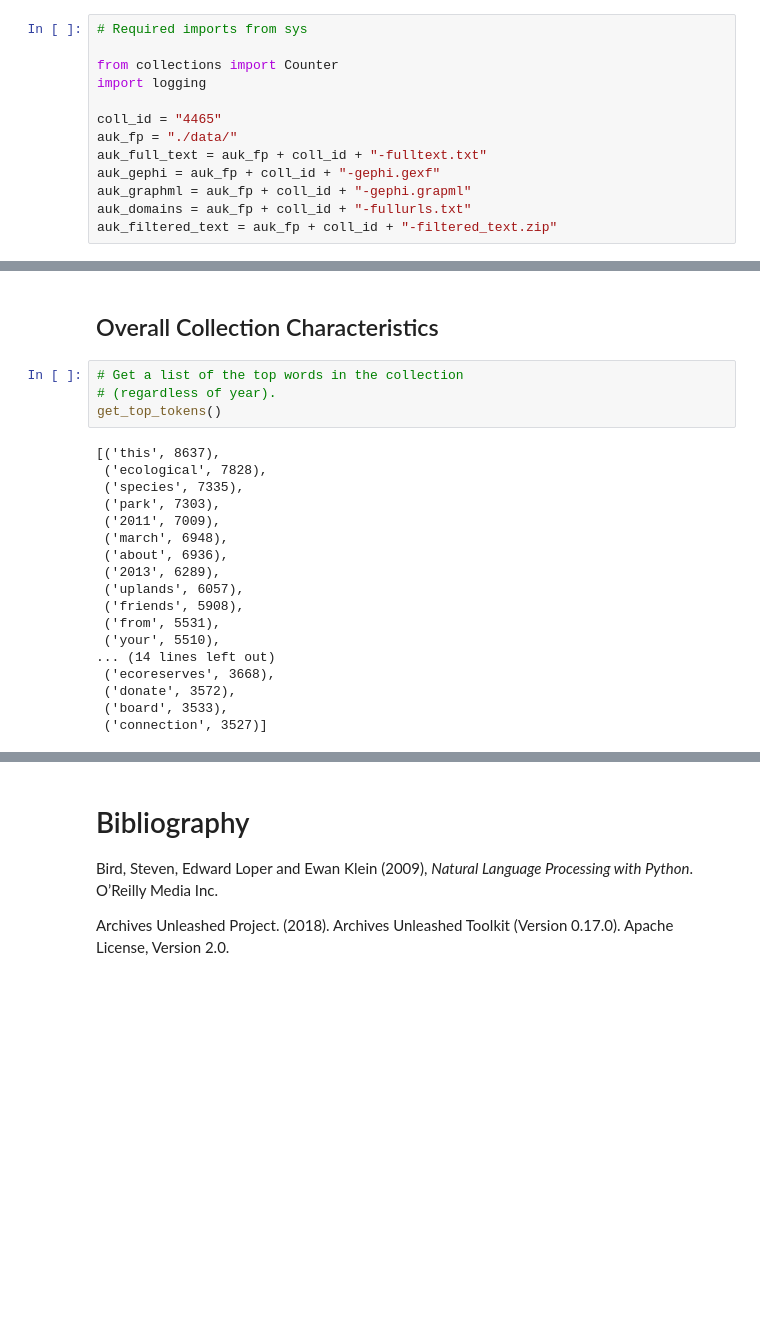
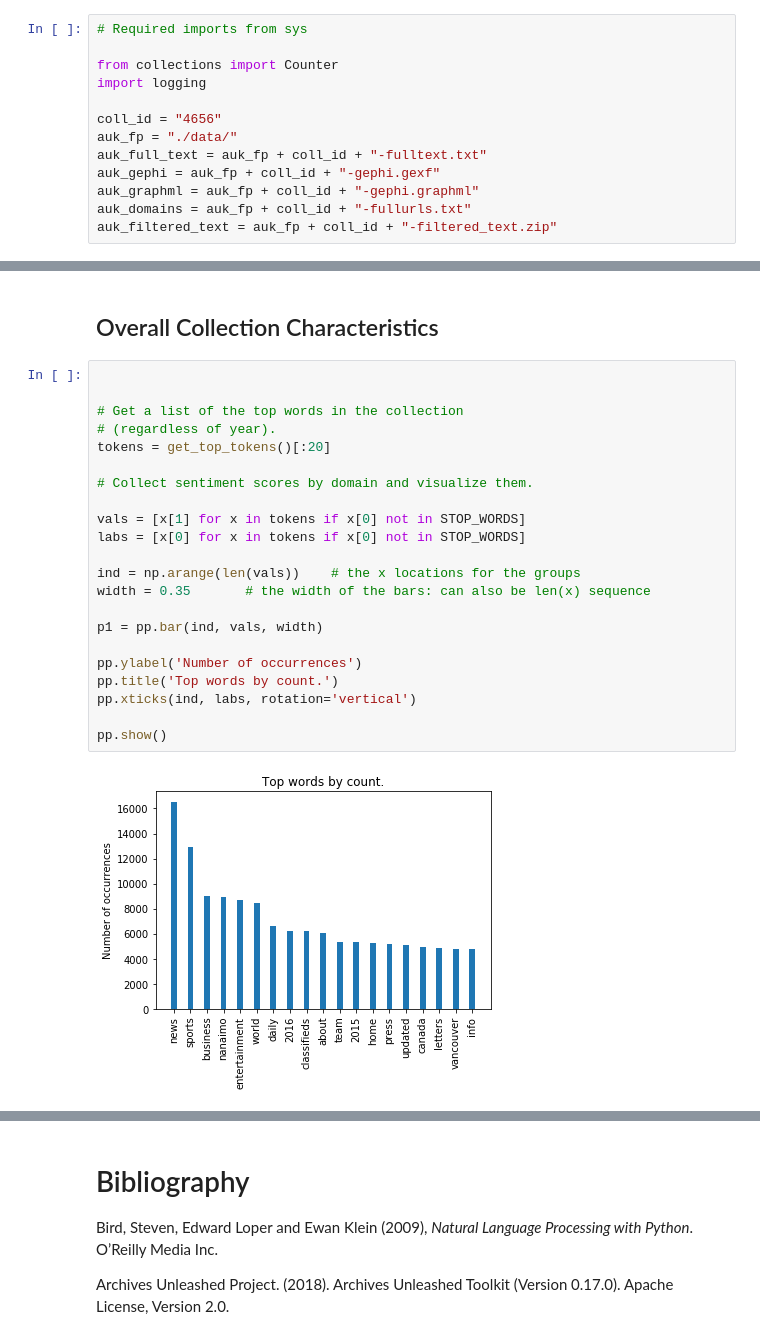
Before and after one commit to archivesunleashed/auk-notebooks, a Jupyter notebook: AUK_Full-Text-collection_id.ipynb, the cells around one changed output, grey strips where cells are left out. Saved outputs shown, nothing was run; the diff lists cells and outputs as text; blank space fills up the shorter version.

```diff
--- a/AUK_Full-Text-collection_id.ipynb
+++ b/AUK_Full-Text-collection_id.ipynb
@@ -26,11 +26,11 @@ If you just want to see the results for your collection, use `Cell > Run All`.
 from collections import Counter
 import logging
 
-coll_id = "4465"
+coll_id = "4656"
 auk_fp = "./data/"
 auk_full_text = auk_fp + coll_id + "-fulltext.txt"
 auk_gephi = auk_fp + coll_id + "-gephi.gexf"
-auk_graphml = auk_fp + coll_id + "-gephi.grapml"
+auk_graphml = auk_fp + coll_id + "-gephi.graphml"
 auk_domains = auk_fp + coll_id + "-fullurls.txt"
 auk_filtered_text = auk_fp + coll_id + "-filtered_text.zip"
 # %%
@@ -390,27 +406,29 @@ HTTP/1.1 200 OK Date: Fri, 21 Mar 2014 18:46:07 GMT Server: Apache X-Powered-By:
 # %% [markdown]
 ## Overall Collection Characteristics
-# %%
-# Get a list of the top words in the collection
-# (regardless of year).
-get_top_tokens()
-# %% [output]
-[('this', 8637),
- ('ecological', 7828),
- ('species', 7335),
- ('park', 7303),
- ('2011', 7009),
- ('march', 6948),
- ('about', 6936),
- ('2013', 6289),
- ('uplands', 6057),
- ('friends', 5908),
- ('from', 5531),
- ('your', 5510),
-... (14 lines left out)
- ('ecoreserves', 3668),
- ('donate', 3572),
- ('board', 3533),
- ('connection', 3527)]
+# %%
+
+
+# Get a list of the top words in the collection
+# (regardless of year).
+tokens = get_top_tokens()[:20]
+
+# Collect sentiment scores by domain and visualize them.
+
+vals = [x[1] for x in tokens if x[0] not in STOP_WORDS]
+labs = [x[0] for x in tokens if x[0] not in STOP_WORDS]
+
+ind = np.arange(len(vals))    # the x locations for the groups
+width = 0.35       # the width of the bars: can also be len(x) sequence
+
+p1 = pp.bar(ind, vals, width)
+
+pp.ylabel('Number of occurrences')
+pp.title('Top words by count.')
+pp.xticks(ind, labs, rotation='vertical')
+
+pp.show()
+# %% [output]
+[figure, added]
 # %%
 # Get a list of the top tokens, separated by year.
 get_top_tokens_by(year)[0:10]
```
Also changed, not shown: parts of 13 cells of this notebook.
